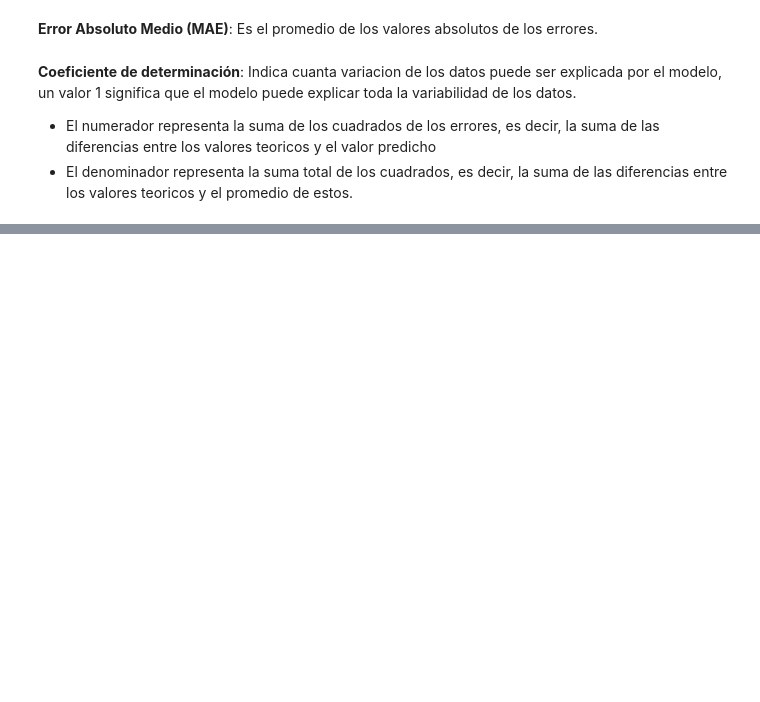
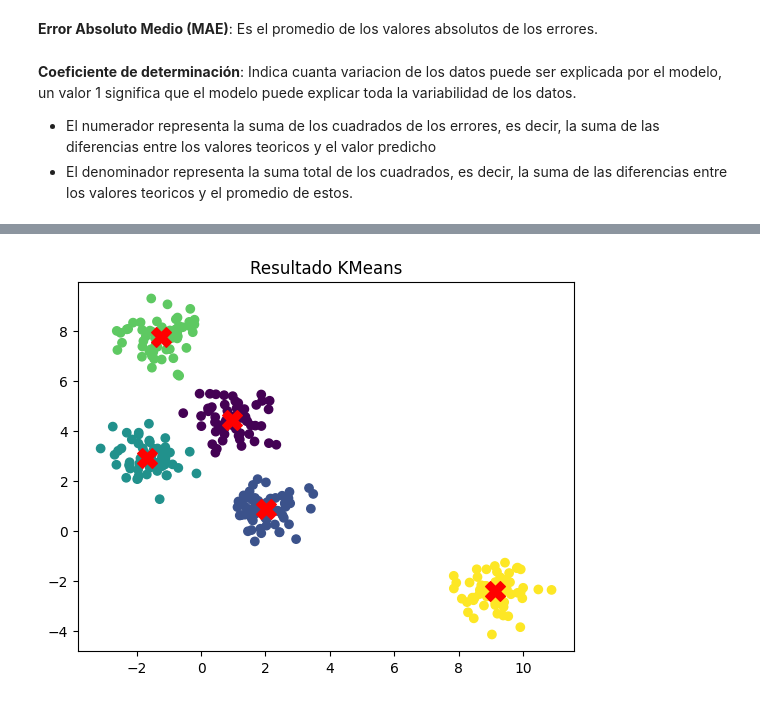
Before and after one commit to MatiasKige/Data-Science-FIFA, a Jupyter notebook: Curso Machine Learning/Colab.ipynb, the cells around one changed output, grey strips where cells are left out. Cells and saved outputs as stored; diff of their text form; code cells hidden in the pictures; blank space fills up the shorter version.

```diff
--- a/Curso Machine Learning/Colab.ipynb
+++ b/Curso Machine Learning/Colab.ipynb
@@ -718,0 +783,16 @@ R2:  0.979639652565227
+# %%
+X, y_true = make_blobs(n_samples=300, centers=5, cluster_std=0.60, random_state=0)
+kmeans = KMeans(n_clusters=5)
+kmeans.fit(X)
+y_pred = kmeans.predict(X)
+
+def relabel_clusters(true_labels, predicted_labels):
+  cm = confusion_matrix(true_labels, predicted_labels)
+  relabeling = np.argmax(cm, axis=1)
+  new_predicted_labels = np.array([relabeling[label] for label in predicted_labels])
+  return new_predicted_labels
+
+y_pred = relabel_clusters(true_labels=y_true, predicted_labels=y_pred)
+
+report = classification_report(y_true=y_true, y_pred=y_pred)
+print (report)
@@ -718,0 +811,7 @@ R2:  0.979639652565227
+# %%
+plt.scatter(X[:,0], X[:,1], c=y_pred, cmap="viridis")
+plt.scatter(kmeans.centroids[:,0], kmeans.centroids[:,1], s=200, c="red", marker="X")
+plt.title("Resultado KMeans")
+plt.show()
+# %% [output]
+[figure, added]
```
Also changed, not shown: parts of 13 cells of this notebook.
